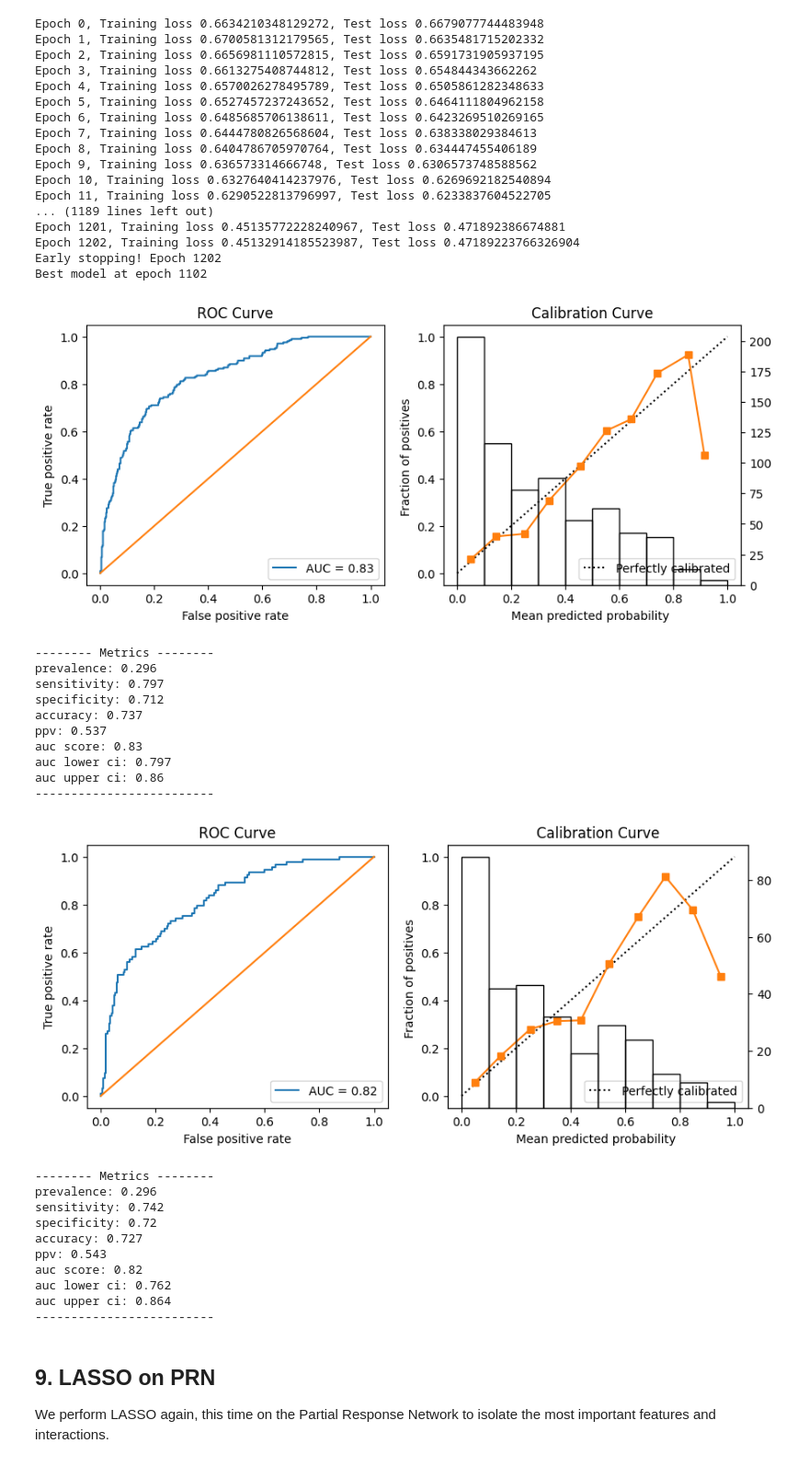
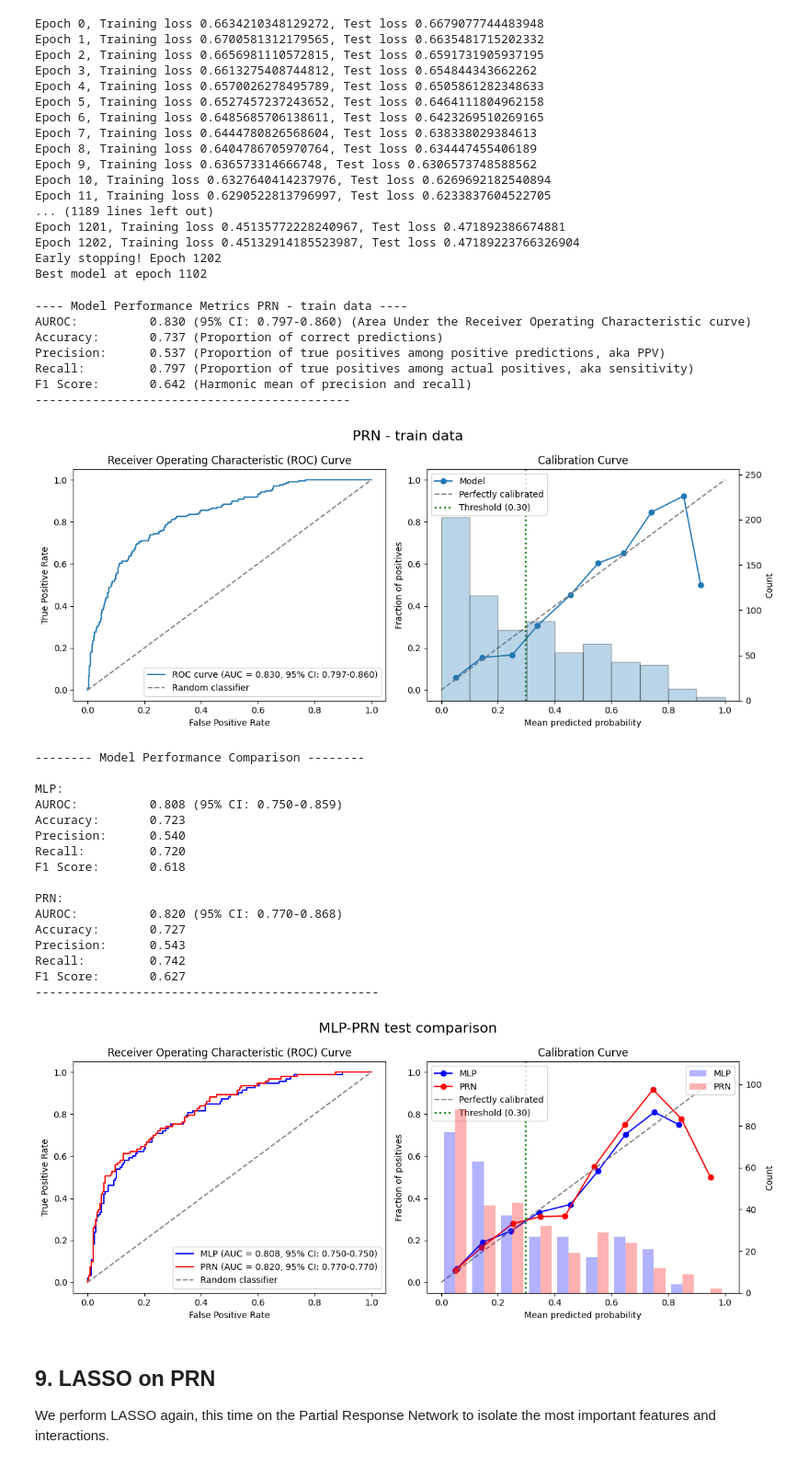
Before and after one commit to AIBCTS/PRiSM, a Jupyter notebook: notebooks/4.00-hpi-german-cc-example.ipynb, the cells around one changed output. Shown at 92% size. Saved outputs shown, nothing was run; the diff lists cells and outputs as text; code cells hidden in the pictures.

```diff
--- a/notebooks/4.00-hpi-german-cc-example.ipynb
+++ b/notebooks/4.00-hpi-german-cc-example.ipynb
@@ -432,38 +423,42 @@ Epoch 1201, Training loss 0.45135772228240967, Test loss 0.471892386674881
 Epoch 1202, Training loss 0.45132914185523987, Test loss 0.47189223766326904
 Early stopping! Epoch 1202
 Best model at epoch 1102
-# %%
-# Evaluate PRN on training data
-y_pred_train_prn = partial_response_network.predict(X_train_tensor, device=device).cpu().numpy()
-prn_metrics_train = modelStats(y_pred_train_prn, y_train.values, y_train.values, auc_ci=True)
-# %% [output]
-[figure, removed]
--------- Metrics --------
-prevalence: 0.296
-sensitivity: 0.797
-specificity: 0.712
-accuracy: 0.737
-ppv: 0.537
-auc score: 0.83
-auc lower ci: 0.797
-auc upper ci: 0.86
--------------------------
-# %%
-# Evaluate PRN on test data
-y_pred_test_prn = partial_response_network.predict(X_test_tensor, device=device).cpu().numpy()
-prn_metrics_test = modelStats(y_pred_test_prn, y_test.values, y_train.values, auc_ci=True)
-# %% [output]
-[figure, removed]
--------- Metrics --------
-prevalence: 0.296
-sensitivity: 0.742
-specificity: 0.72
-accuracy: 0.727
-ppv: 0.543
-auc score: 0.82
-auc lower ci: 0.762
-auc upper ci: 0.864
--------------------------
+# %%
+# Evaluate PRN on training data
+y_pred_train_prn = partial_response_network.predict(X_train_tensor, device=device)
+
+results_prn_train = evaluate_model_performance(y_train, y_pred_train_prn, y_train, title="PRN - train data")
+
+# Evaluate PRN on test data and compare to MLP (blackbox)
+y_pred_test_prn = partial_response_network.predict(X_test_tensor, device=device)
+
+results_prn_mlp_test = compare_model_performance(y_test, y_pred_test_blackbox, y_pred_test_prn, y_train=y_train, model_names=("MLP","PRN"), title="MLP-PRN test comparison")
+# %% [output]
+---- Model Performance Metrics PRN - train data ----
+AUROC:          0.830 (95% CI: 0.797-0.860) (Area Under the Receiver Operating Characteristic curve)
+Accuracy:       0.737 (Proportion of correct predictions)
+Precision:      0.537 (Proportion of true positives among positive predictions, aka PPV)
+Recall:         0.797 (Proportion of true positives among actual positives, aka sensitivity)
+F1 Score:       0.642 (Harmonic mean of precision and recall)
+--------------------------------------------
+[figure, added]
+-------- Model Performance Comparison --------
+
+MLP:
+AUROC:          0.808 (95% CI: 0.750-0.859)
+Accuracy:       0.723
+Precision:      0.540
+Recall:         0.720
+F1 Score:       0.618
+
+PRN:
+AUROC:          0.820 (95% CI: 0.770-0.868)
+Accuracy:       0.727
+Precision:      0.543
+Recall:         0.742
+F1 Score:       0.627
+------------------------------------------------
+[figure, added]
 # %% [markdown]
 ## 9. LASSO on PRN
 
```
Also changed, not shown: parts of 10 cells of this notebook, 3 other files.
